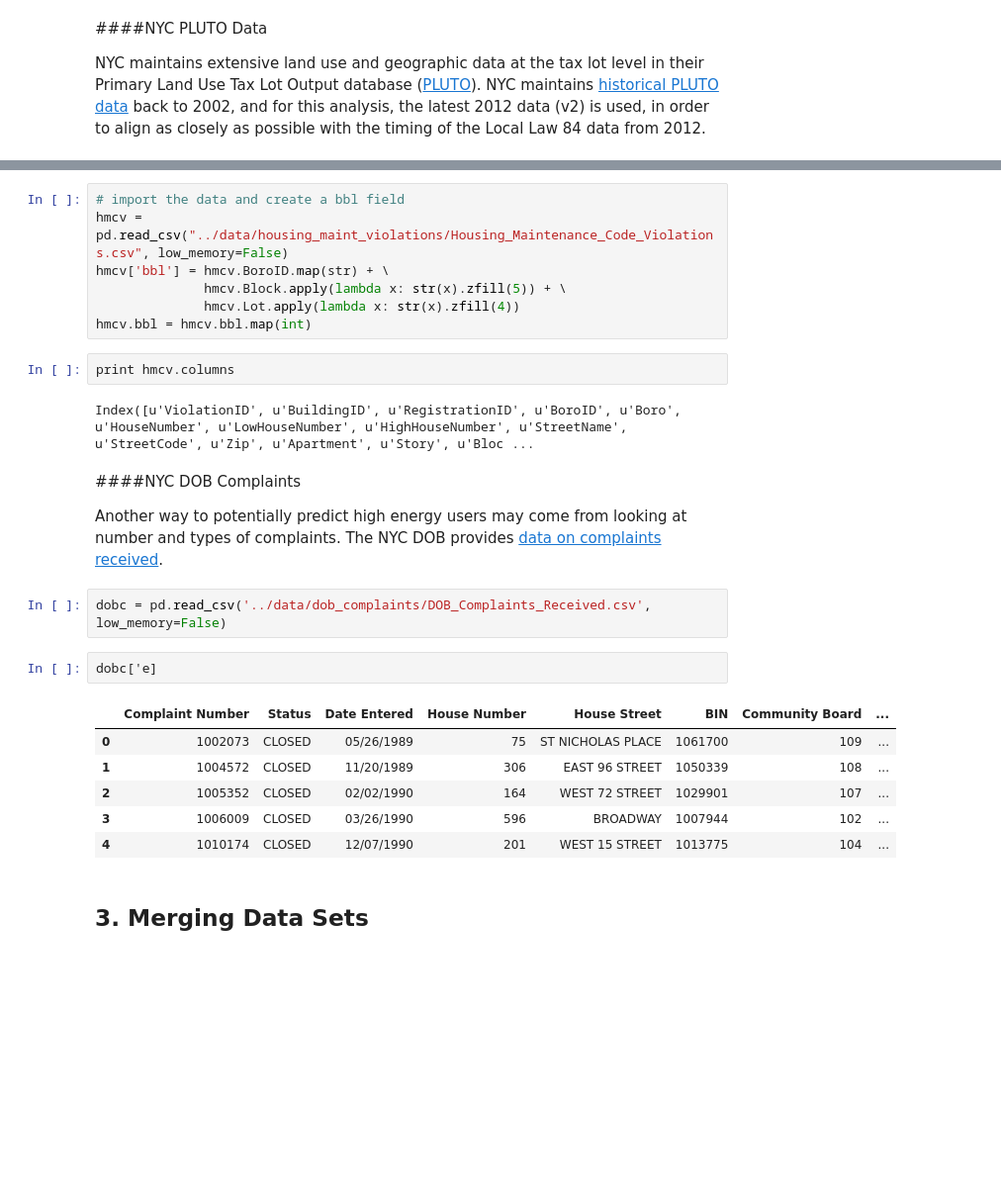
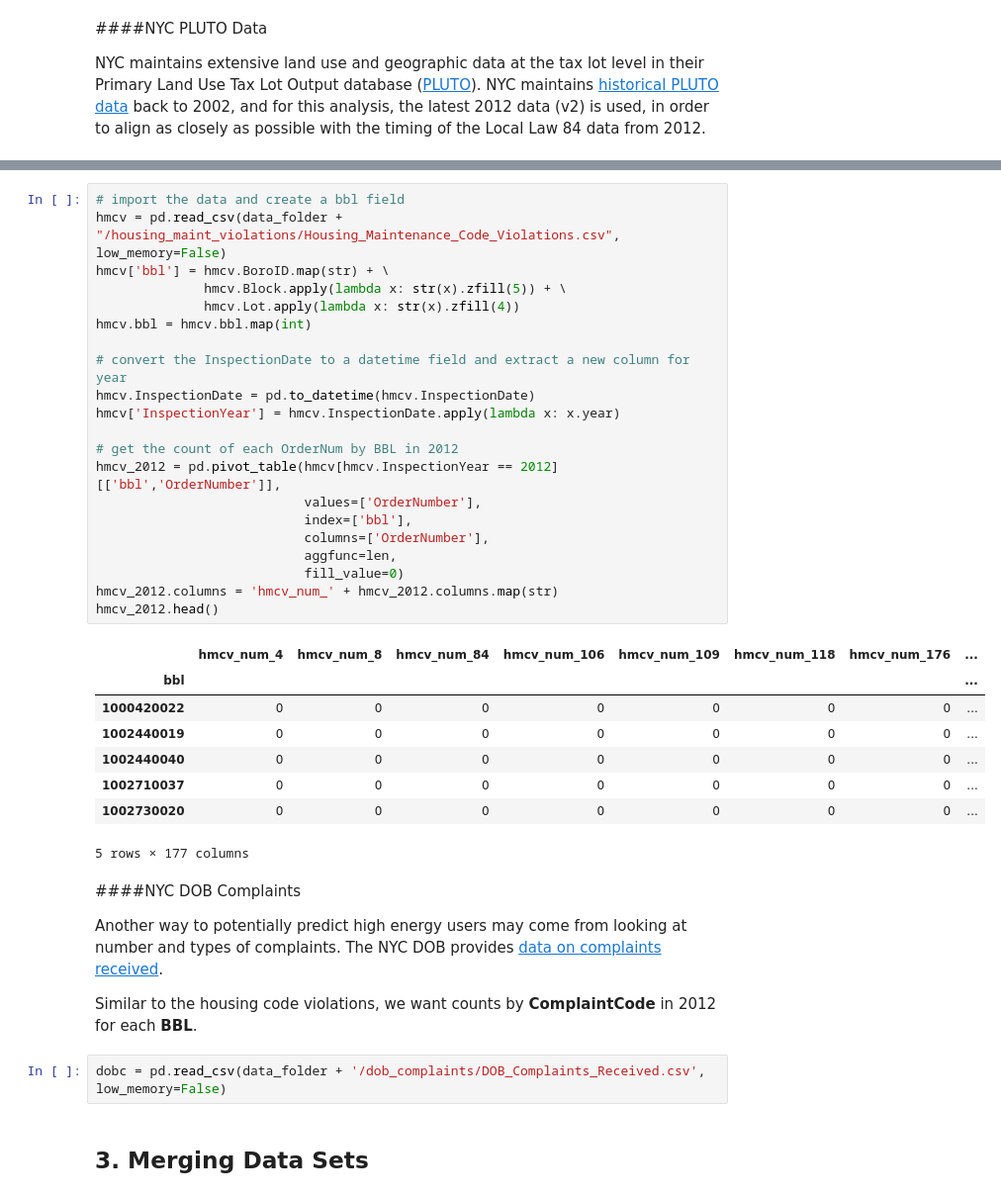
Before and after one commit to theolove/ga_project1_tlove, a Jupyter notebook: Projects/Project 2/Project_2_tlove.ipynb, the cells around one changed output, grey strips where cells are left out. Shown: that part at 99% size. Cells and saved outputs as stored; diff of their text form; blank space fills up the shorter version.

```diff
--- a/Projects/Project 2/Project_2_tlove.ipynb
+++ b/Projects/Project 2/Project_2_tlove.ipynb
@@ -100,28 +131,40 @@ pluto.set_index(pluto.BBL)
 # %%
 # import the data and create a bbl field
-hmcv = pd.read_csv("../data/housing_maint_violations/Housing_Maintenance_Code_Violations.csv", low_memory=False)
+hmcv = pd.read_csv(data_folder + "/housing_maint_violations/Housing_Maintenance_Code_Violations.csv", low_memory=False)
 hmcv['bbl'] = hmcv.BoroID.map(str) + \
               hmcv.Block.apply(lambda x: str(x).zfill(5)) + \
               hmcv.Lot.apply(lambda x: str(x).zfill(4))
 hmcv.bbl = hmcv.bbl.map(int)
+
+# convert the InspectionDate to a datetime field and extract a new column for year
+hmcv.InspectionDate = pd.to_datetime(hmcv.InspectionDate)
+hmcv['InspectionYear'] = hmcv.InspectionDate.apply(lambda x: x.year)
+
+# get the count of each OrderNum by BBL in 2012
+hmcv_2012 = pd.pivot_table(hmcv[hmcv.InspectionYear == 2012][['bbl','OrderNumber']],
+                           values=['OrderNumber'],
+                           index=['bbl'],
+                           columns=['OrderNumber'],
+                           aggfunc=len,
+                           fill_value=0)
+hmcv_2012.columns = 'hmcv_num_' + hmcv_2012.columns.map(str)
+hmcv_2012.head()
+# %% [output]
+|  | hmcv_num_4 | hmcv_num_8 | hmcv_num_84 | hmcv_num_106 | hmcv_num_109 | hmcv_num_118 | hmcv_num_176 | ... |
+| bbl |  |  |  |  |  |  |  | ... |
+| 1000420022 | 0 | 0 | 0 | 0 | 0 | 0 | 0 | ... |
+| 1002440019 | 0 | 0 | 0 | 0 | 0 | 0 | 0 | ... |
+| 1002440040 | 0 | 0 | 0 | 0 | 0 | 0 | 0 | ... |
+| 1002710037 | 0 | 0 | 0 | 0 | 0 | 0 | 0 | ... |
+| 1002730020 | 0 | 0 | 0 | 0 | 0 | 0 | 0 | ... |
+5 rows × 177 columns
-# %%
-print hmcv.columns
-# %% [output]
-Index([u'ViolationID', u'BuildingID', u'RegistrationID', u'BoroID', u'Boro', u'HouseNumber', u'LowHouseNumber', u'HighHouseNumber', u'StreetName', u'StreetCode', u'Zip', u'Apartment', u'Story', u'Bloc ...
 # %% [markdown]
 ####NYC DOB Complaints
 
 Another way to potentially predict high energy users may come from looking at number and types of complaints. The NYC DOB provides [data on complaints received](https://data.cityofnewyork.us/Housing-Development/DOB-Complaints-Received/eabe-havv).
+
+Similar to the housing code violations, we want counts by **ComplaintCode** in 2012 for each **BBL**.
 # %%
-dobc = pd.read_csv('../data/dob_complaints/DOB_Complaints_Received.csv', low_memory=False)
+dobc = pd.read_csv(data_folder + '/dob_complaints/DOB_Complaints_Received.csv', low_memory=False)
-# %%
-dobc['e]
-# %% [output]
-|  | Complaint Number | Status | Date Entered | House Number | House Street | BIN | Community Board | ... |
-| 0 | 1002073 | CLOSED | 05/26/1989 | 75 | ST NICHOLAS PLACE | 1061700 | 109 | ... |
-| 1 | 1004572 | CLOSED | 11/20/1989 | 306 | EAST 96 STREET | 1050339 | 108 | ... |
-| 2 | 1005352 | CLOSED | 02/02/1990 | 164 | WEST 72 STREET | 1029901 | 107 | ... |
-| 3 | 1006009 | CLOSED | 03/26/1990 | 596 | BROADWAY | 1007944 | 102 | ... |
-| 4 | 1010174 | CLOSED | 12/07/1990 | 201 | WEST 15 STREET | 1013775 | 104 | ... |
 # %% [markdown]
 ## 3. Merging Data Sets
```
Also changed, not shown: parts of 20 cells of this notebook, 1 other file.
